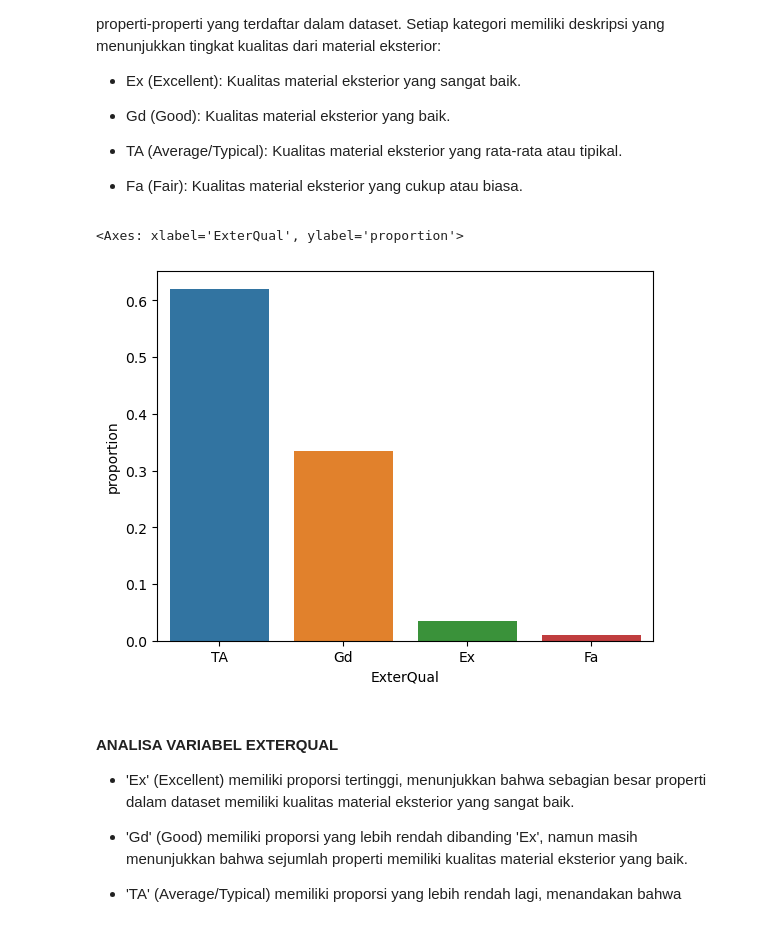
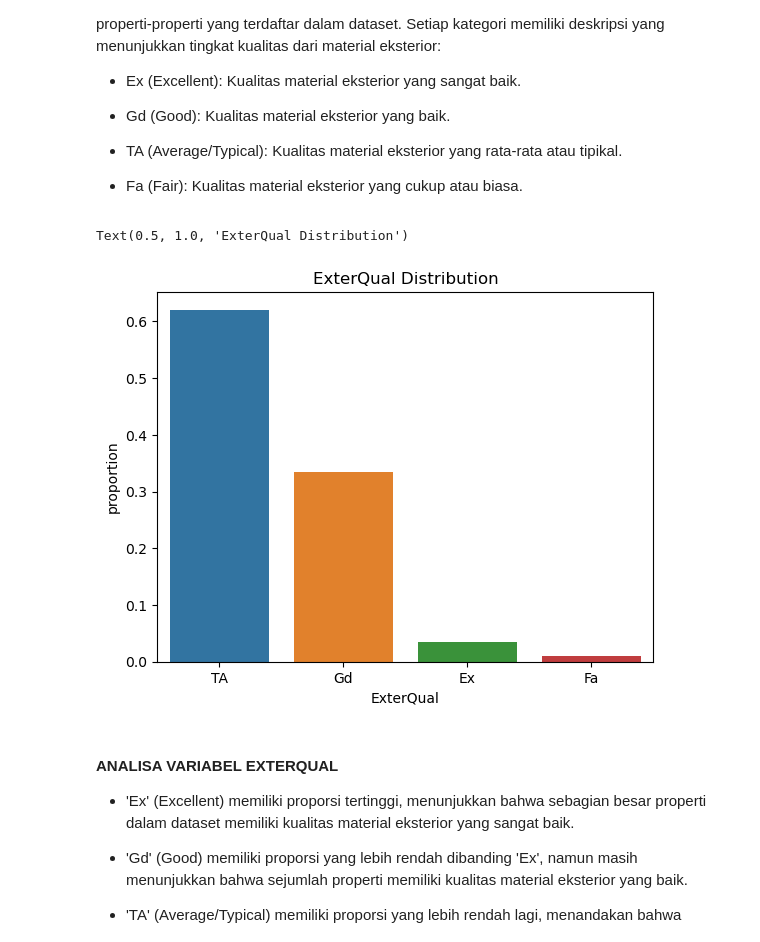
Before and after one commit to hapsariutami/kelaswork-project-data-science, a Jupyter notebook: Case Study 02/Project_Based_Learning_Case_02.ipynb, the cells around one changed output. Cells and saved outputs as stored; diff of their text form; code cells hidden in the pictures.

```diff
--- a/Case Study 02/Project_Based_Learning_Case_02.ipynb
+++ b/Case Study 02/Project_Based_Learning_Case_02.ipynb
@@ -210,9 +212,10 @@ Dalam konteks variabel 'ExterQual', ini menggambarkan kualitas material eksterio
 # %%
 sns.barplot(x=data_categorical['ExterQual'].value_counts().index,
                 y=data_categorical['ExterQual'].value_counts(normalize=True))
+plt.title('ExterQual Distribution')
 # %% [output]
-<Axes: xlabel='ExterQual', ylabel='proportion'>
+Text(0.5, 1.0, 'ExterQual Distribution')
-[figure, old version]
+[figure, new version]
 # %% [markdown]
 #### ANALISA VARIABEL EXTERQUAL
 
```
Also changed, not shown: parts of 13 cells of this notebook, 2 other files.
